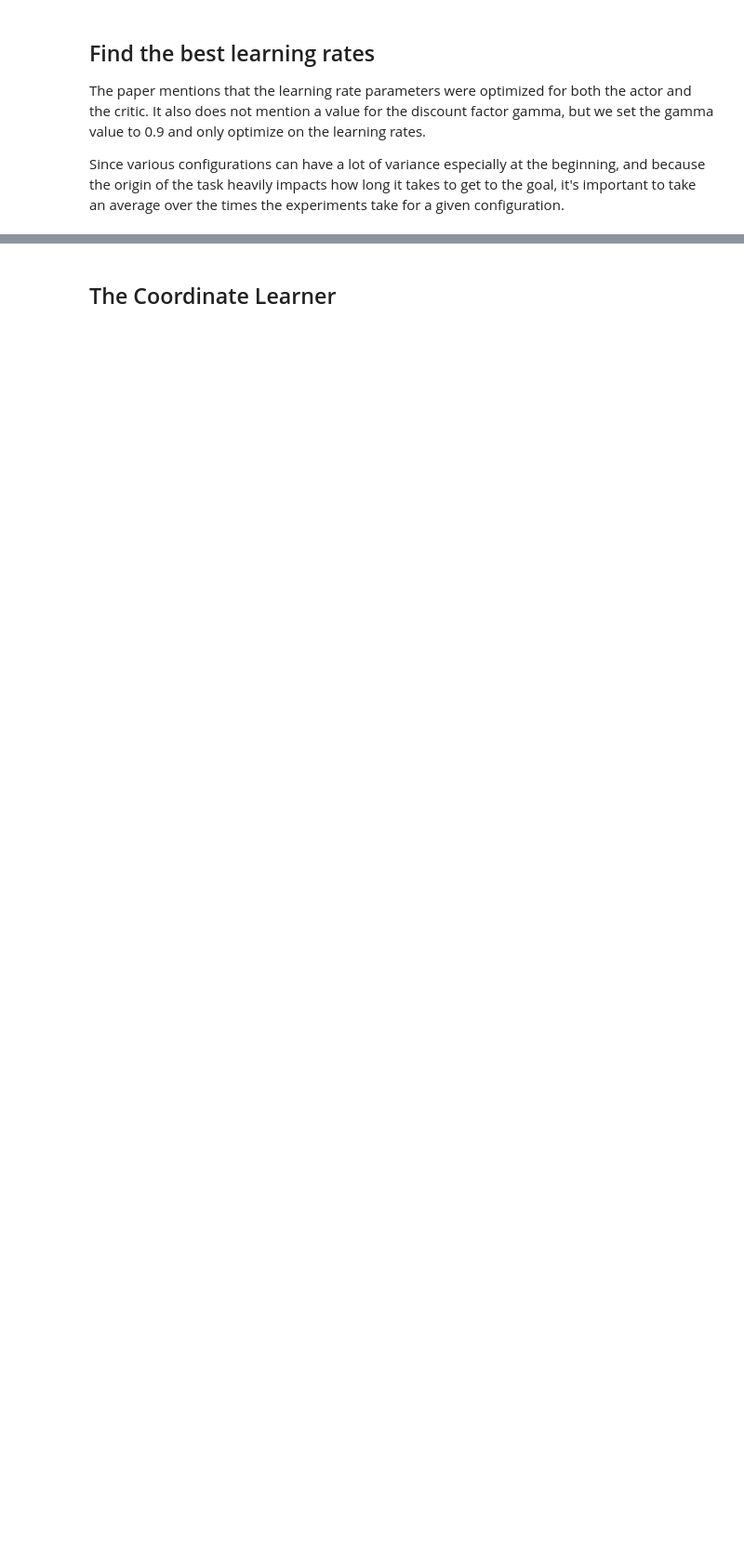
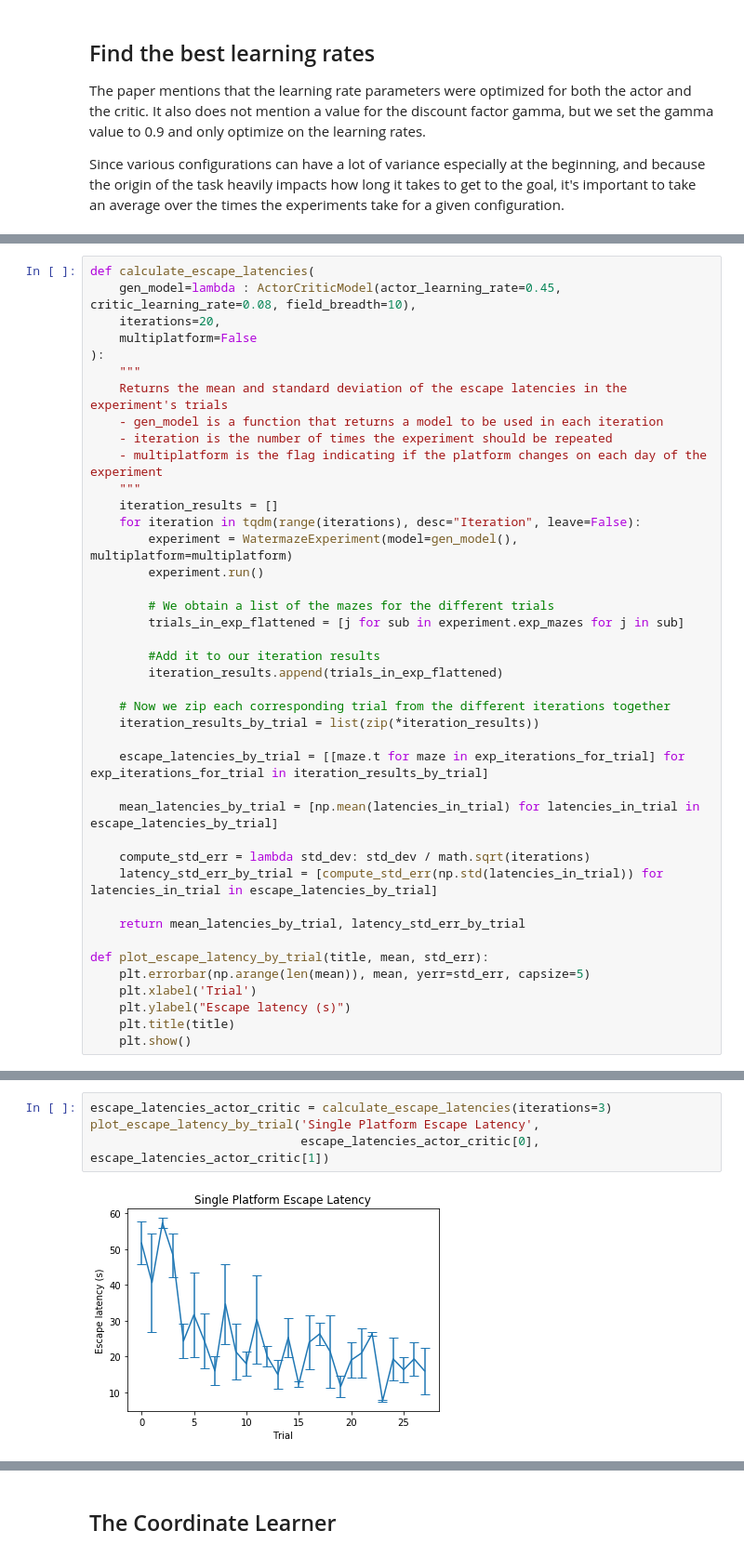
Before and after one commit to affanjilani/temporal-difference-learning, a Jupyter notebook: watermaze_template.ipynb, the cells around one changed output, grey strips where cells are left out. Shown at 93% size. Saved outputs shown, nothing was run; the diff lists cells and outputs as text; blank space fills up the shorter version.

```diff
--- a/watermaze_template.ipynb
+++ b/watermaze_template.ipynb
@@ -653,0 +667,41 @@ Day: 1 Trial: 1 Time: 32 Success? True
+# %%
+def calculate_escape_latencies(
+    gen_model=lambda : ActorCriticModel(actor_learning_rate=0.45, critic_learning_rate=0.08, field_breadth=10),
+    iterations=20,
+    multiplatform=False
+):
+    """
+    Returns the mean and standard deviation of the escape latencies in the experiment's trials
+    - gen_model is a function that returns a model to be used in each iteration
+    - iteration is the number of times the experiment should be repeated
+    - multiplatform is the flag indicating if the platform changes on each day of the experiment
+    """
+    iteration_results = []
+    for iteration in tqdm(range(iterations), desc="Iteration", leave=False):
+        experiment = WatermazeExperiment(model=gen_model(), multiplatform=multiplatform)
+        experiment.run()
+
+        # We obtain a list of the mazes for the different trials
+        trials_in_exp_flattened = [j for sub in experiment.exp_mazes for j in sub]
+
+        #Add it to our iteration results
+        iteration_results.append(trials_in_exp_flattened)
+
+    # Now we zip each corresponding trial from the different iterations together
+    iteration_results_by_trial = list(zip(*iteration_results))
+
+    escape_latencies_by_trial = [[maze.t for maze in exp_iterations_for_trial] for exp_iterations_for_trial in iteration_results_by_trial]
+
+    mean_latencies_by_trial = [np.mean(latencies_in_trial) for latencies_in_trial in escape_latencies_by_trial]
+
+    compute_std_err = lambda std_dev: std_dev / math.sqrt(iterations)
+    latency_std_err_by_trial = [compute_std_err(np.std(latencies_in_trial)) for latencies_in_trial in escape_latencies_by_trial]
+
+    return mean_latencies_by_trial, latency_std_err_by_trial
+
+def plot_escape_latency_by_trial(title, mean, std_err):
+    plt.errorbar(np.arange(len(mean)), mean, yerr=std_err, capsize=5)
+    plt.xlabel('Trial')
+    plt.ylabel("Escape latency (s)")
+    plt.title(title)
+    plt.show()
@@ -654 +710,7 @@ Day: 1 Trial: 1 Time: 32 Success? True
+# %%
+escape_latencies_actor_critic = calculate_escape_latencies(iterations=3)
+plot_escape_latency_by_trial('Single Platform Escape Latency',
+                             escape_latencies_actor_critic[0], escape_latencies_actor_critic[1])
+# %% [output]
+[figure, added]
 # %% [markdown]
```
Also changed, not shown: parts of 9 cells of this notebook.
